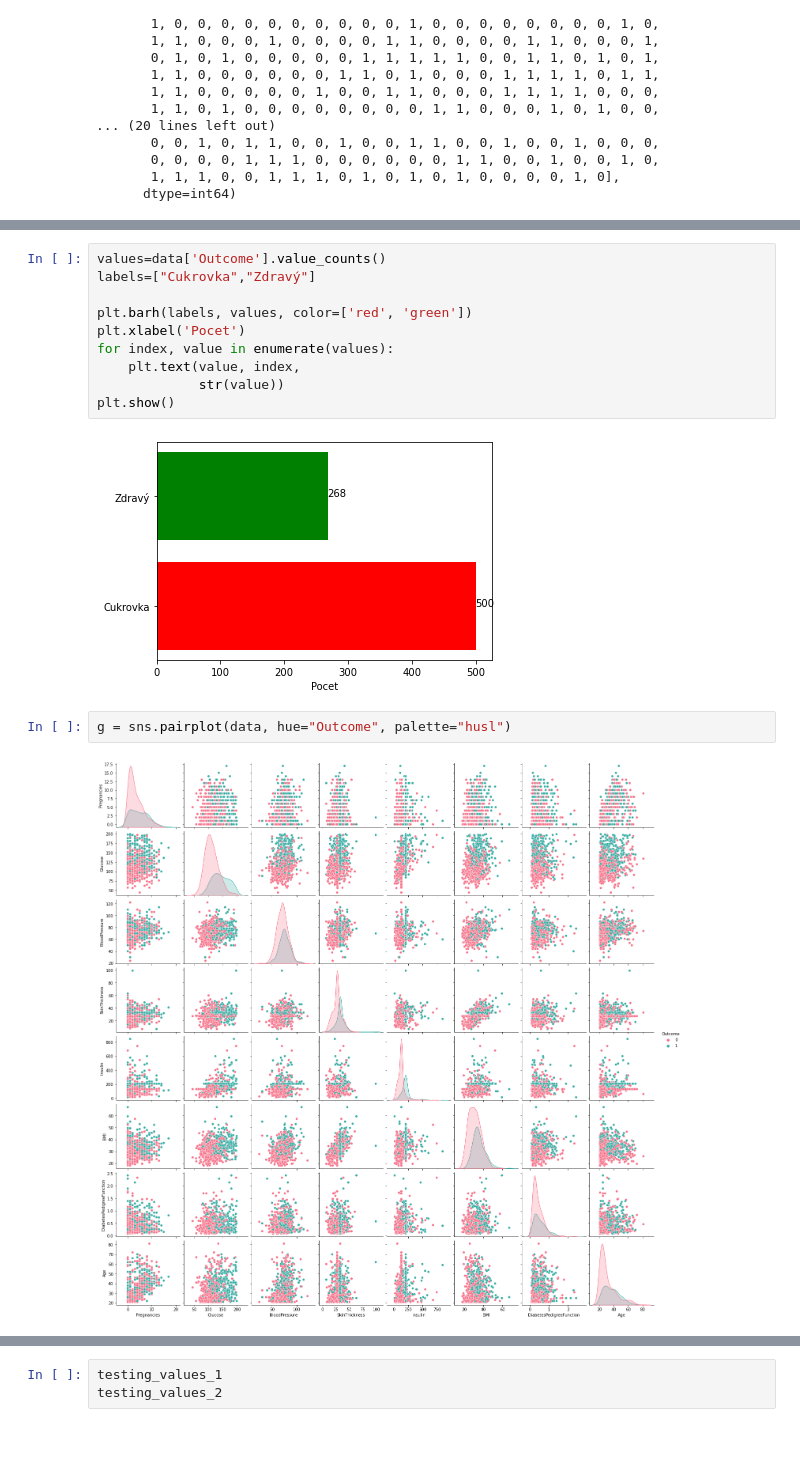
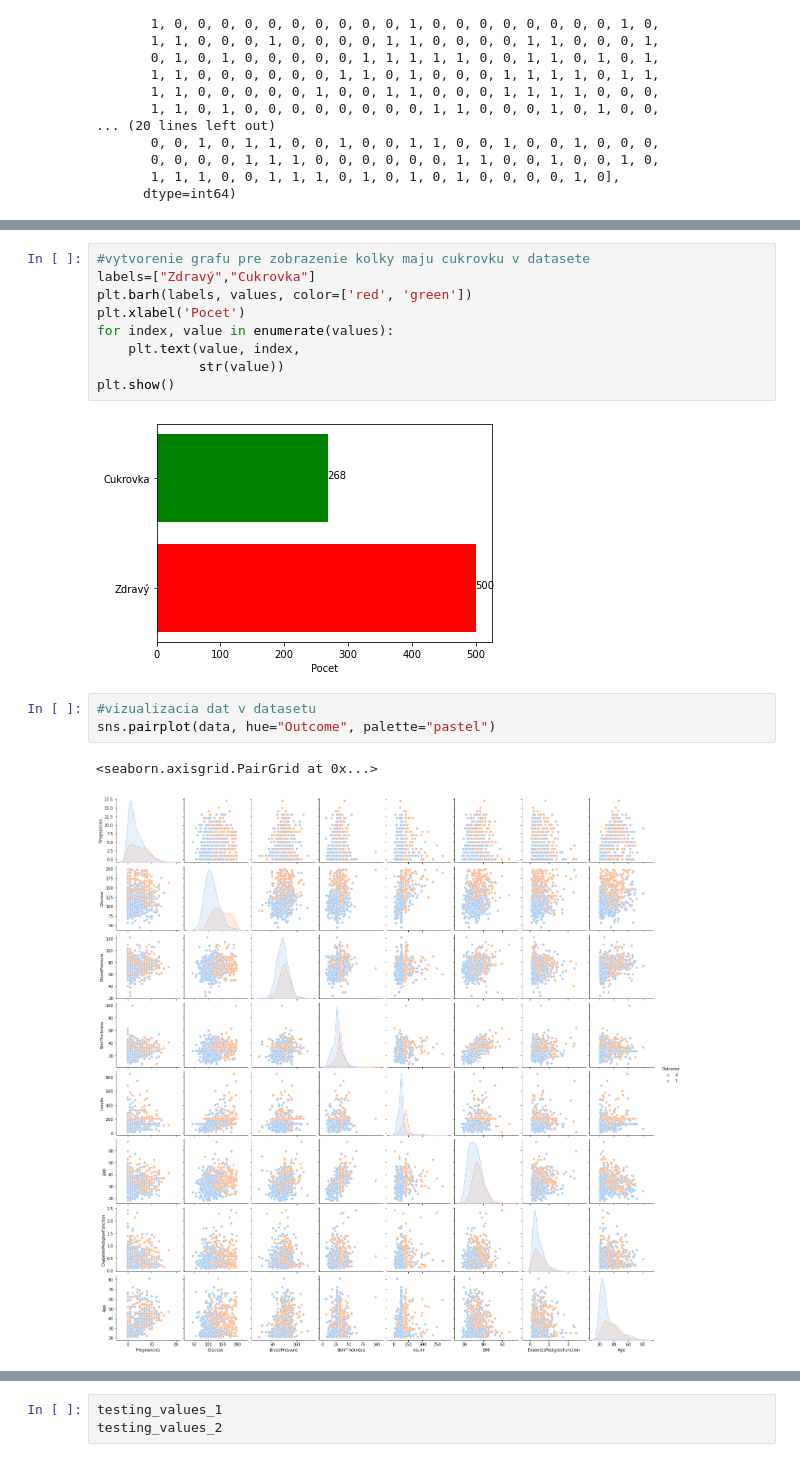
Before and after one commit to mensot/zsembera_NS2021, a Jupyter notebook: zsembera_NS2021.ipynb, the cells around one changed output, grey strips where cells are left out. Saved outputs shown, nothing was run; the diff lists cells and outputs as text.

```diff
--- a/zsembera_NS2021.ipynb
+++ b/zsembera_NS2021.ipynb
@@ -119,7 +139,6 @@ array([1, 0, 1, 0, 1, 0, 1, 0, 1, 1, 0, 1, 0, 1, 1, 1, 1, 1, 0, 1, 0, 0,
 # %%
-values=data['Outcome'].value_counts()
-labels=["Cukrovka","Zdravý"]
-
+#vytvorenie grafu pre zobrazenie kolky maju cukrovku v datasete
+labels=["Zdravý","Cukrovka"]
 plt.barh(labels, values, color=['red', 'green'])
 plt.xlabel('Pocet')
 for index, value in enumerate(values):
@@ -127,8 +146,10 @@ for index, value in enumerate(values):
              str(value))
 plt.show()
 # %% [output]
-[figure, old version]
+[figure, new version]
 # %%
-g = sns.pairplot(data, hue="Outcome", palette="husl")
+#vizualizacia dat v datasetu
+sns.pairplot(data, hue="Outcome", palette="pastel")
 # %% [output]
+<seaborn.axisgrid.PairGrid at 0x...>
-[figure, old version]
+[figure, new version]
```
Also changed, not shown: parts of 35 cells of this notebook.
